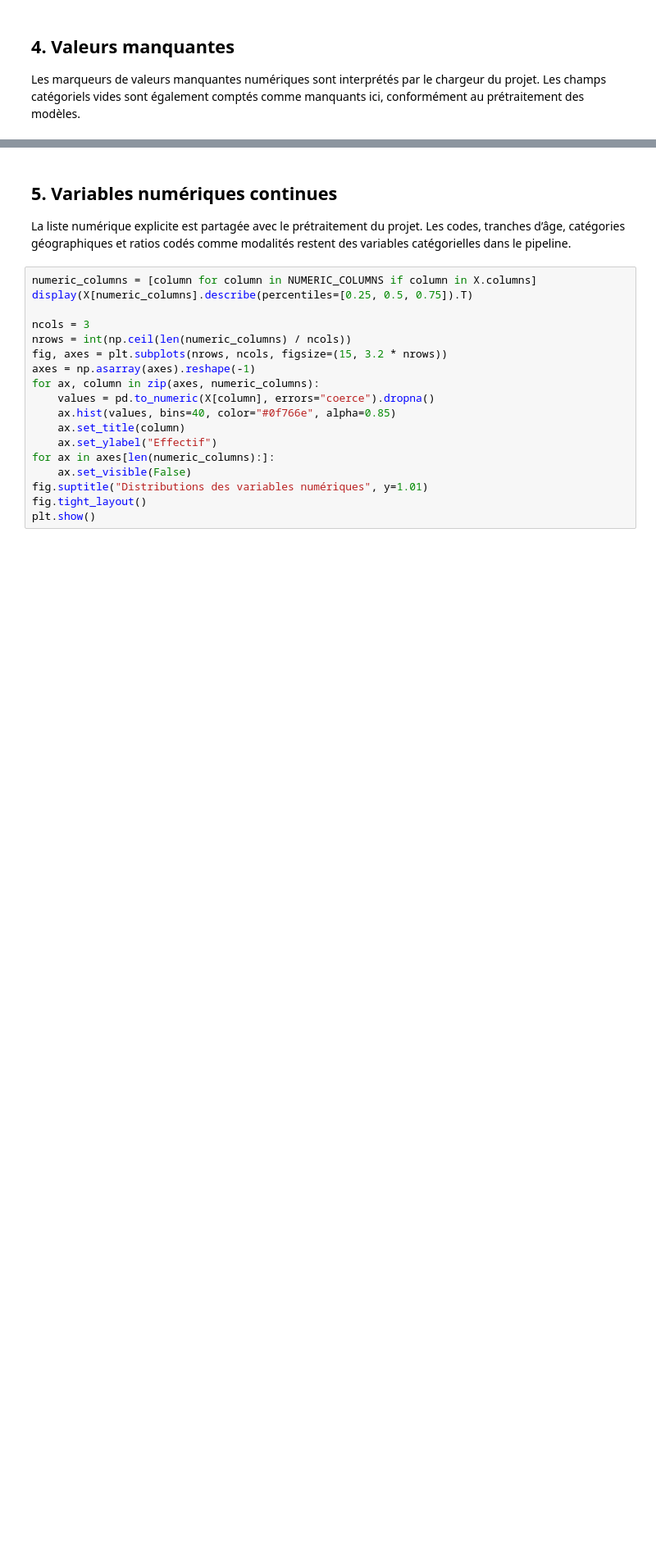
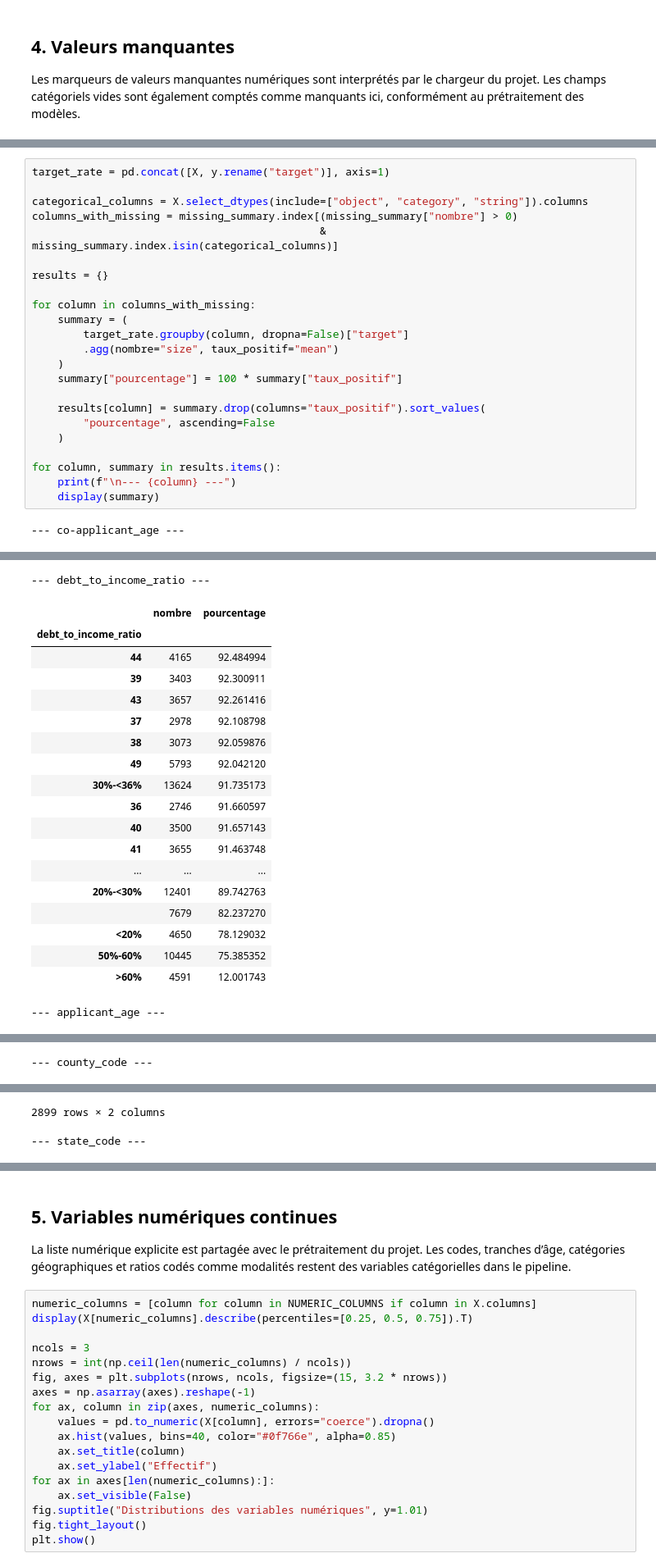
Before and after one commit to MaximeClere/App_sup_M2, a Jupyter notebook: notebooks/exploration_donnees.ipynb, the cells around one changed output, grey strips where cells are left out. Shown at 82% size. Saved outputs shown, nothing was run; the diff lists cells and outputs as text; blank space fills up the shorter version.

```diff
--- a/notebooks/exploration_donnees.ipynb
+++ b/notebooks/exploration_donnees.ipynb
@@ -149,0 +126,25 @@ else:
+# %%
+target_rate = pd.concat([X, y.rename("target")], axis=1)
+
+categorical_columns = X.select_dtypes(include=["object", "category", "string"]).columns
+columns_with_missing = missing_summary.index[(missing_summary["nombre"] > 0)
+                                             & missing_summary.index.isin(categorical_columns)]
+
+results = {}
+
+for column in columns_with_missing:
+    summary = (
+        target_rate.groupby(column, dropna=False)["target"]
+        .agg(nombre="size", taux_positif="mean")
+    )
+    summary["pourcentage"] = 100 * summary["taux_positif"]
+
+    results[column] = summary.drop(columns="taux_positif").sort_values(
+        "pourcentage", ascending=False
+    )
+
+for column, summary in results.items():
+    print(f"\n--- {column} ---")
+    display(summary)
+# %% [output]
+--- co-applicant_age ---
@@ -149,0 +161,20 @@ else:
+--- debt_to_income_ratio ---
+|  | nombre | pourcentage |
+| debt_to_income_ratio |  |  |
+| 44 | 4165 | 92.484994 |
+| 39 | 3403 | 92.300911 |
+| 43 | 3657 | 92.261416 |
+| 37 | 2978 | 92.108798 |
+| 38 | 3073 | 92.059876 |
+| 49 | 5793 | 92.042120 |
+| 30%-<36% | 13624 | 91.735173 |
+| 36 | 2746 | 91.660597 |
+| 40 | 3500 | 91.657143 |
+| 41 | 3655 | 91.463748 |
+| ... | ... | ... |
+| 20%-<30% | 12401 | 89.742763 |
+|  | 7679 | 82.237270 |
+| <20% | 4650 | 78.129032 |
+| 50%-60% | 10445 | 75.385352 |
+| >60% | 4591 | 12.001743 |
+--- applicant_age ---
@@ -149,0 +191 @@ else:
+--- county_code ---
@@ -149,0 +205,2 @@ else:
+2899 rows × 2 columns
+--- state_code ---
```
Also changed, not shown: parts of 14 cells of this notebook, 16 other files.
